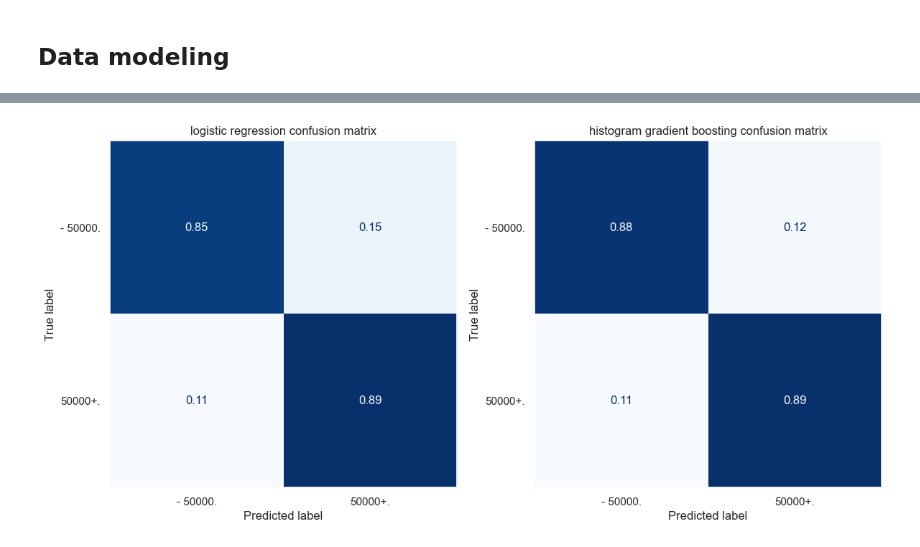
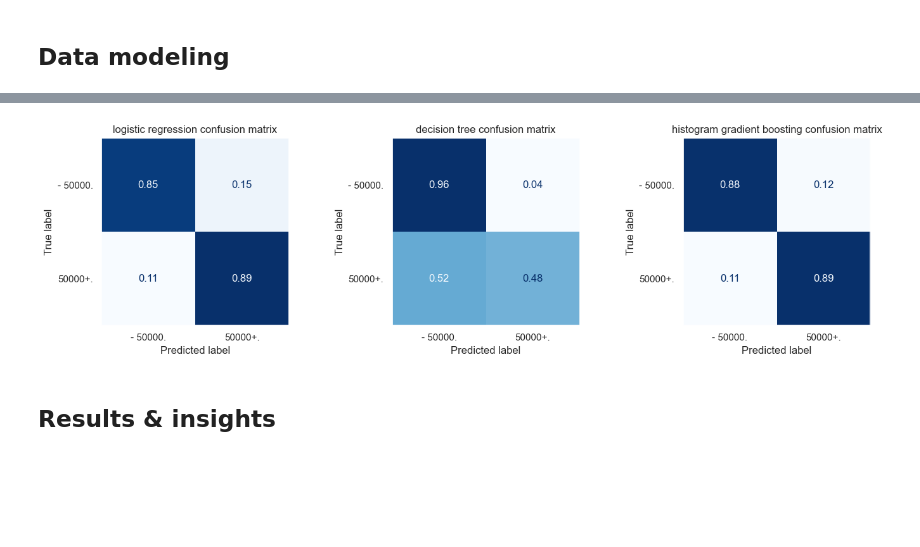
Before and after one commit to antonindurieux/US_census_analysis, a Jupyter notebook: us_census_analysis.ipynb, the cells around one changed output, grey strips where cells are left out. Drawn from its saved outputs; the diff is of its cells as text; code cells hidden in the pictures; blank space fills up the shorter version.

Commit message:
Additional modeling and results exploration

```diff
--- a/us_census_analysis.ipynb
+++ b/us_census_analysis.ipynb
@@ -152,16 +183,16 @@ interactive(children=(Dropdown(description='variable', options=('class of worker
 # %%
 # TODO: certaines features sont peut-être à laisser (ex: class of worker)
 categorical_features = [
-    # "class of worker",
+    "class of worker",
     "detailed industry recode",
     "detailed occupation recode",
     "education",
     # "enroll in edu inst last wk",
     "marital stat",
     "major industry code",
-    # "major occupation code",
+    "major occupation code",
     "race",
-    "hispanic origin",
+    # "hispanic origin",
     "sex",
     # "member of a labor union",
     # "reason for unemployment",
@@ -169,7 +200,7 @@ categorical_features = [
     "tax filer stat",
     # "region of previous residence",
     # "state of previous residence",
-    "detailed household and family stat",
+    # "detailed household and family stat", TODO: a garder ? ou feature d'en dessous équivalente ?
     "detailed household summary in household",
     # "migration code-change in msa",
     # "migration code-change in reg",
@@ -184,6 +215,7 @@ categorical_features = [
     "own business or self employed",
     # "fill inc questionnaire for veteran's admin",
     "veterans benefits",
+    "year",
 ]
 
 numerical_features = [
@@ -276,6 +335,7 @@ hgb_pipeline = Pipeline(
 metrics_df = pd.DataFrame()
 for model_name, pipeline in [
     ("logistic regression", lr_pipeline),
+    ("decision tree", dt_pipeline),
     ("histogram gradient boosting", hgb_pipeline),
 ]:
     print(f"Training {model_name}...")
@@ -288,10 +348,32 @@ for model_name, pipeline in [
         average="binary",
         pos_label="50000+.",
     )
-    metrics_df.loc[model_name, ["precision", "recall", "f1_score"]] = [
+    metrics_df.loc[
+        model_name, ["precision (50000+)", "recall(50000+)", "f1_score(50000+)"]
+    ] = [
         precision,
         recall,
         f1,
     ]
+    precision, recall, f1, support = metrics.precision_recall_fscore_support(
+        y_test["target"],
+        y_test[f"pred_{model_name}"],
+        average="binary",
+        pos_label="- 50000.",
+    )
+    metrics_df.loc[
+        model_name, ["precision (-50000)", "recall(-50000)", "f1_score(-50000)"]
+    ] = [
+        precision,
+        recall,
+        f1,
+    ]
+    metrics_df.loc[model_name, "accuracy"] = metrics.accuracy_score(
+        y_test["target"],
+        y_test[f"pred_{model_name}"],
+    )
+    metrics_df.loc[model_name, "error_rate"] = (
+        y_test["target"] != y_test[f"pred_{model_name}"]
+    ).sum() / len(y_test)
 # %% [output]
 Training logistic regression...
@@ -305,19 +391,27 @@ metrics_df
 # %%
 from sklearn.metrics import ConfusionMatrixDisplay
 
-_, axs = plt.subplots(1, 2, figsize=(12, 6))
-for i, model_name in enumerate(["logistic regression", "histogram gradient boosting"]):
+_, axs = plt.subplots(1, 3, figsize=(14, 4))
+for i, model_name in enumerate(
+    [
+        "logistic regression",
+        "decision tree",
+        "histogram gradient boosting",
+    ]
+):
     ConfusionMatrixDisplay.from_predictions(
         y_test["target"],
         y_test[f"pred_{model_name}"],
         normalize="true",
         colorbar=False,
         cmap=plt.cm.Blues,  # type: ignore
         ax=axs[i],
     )
     axs[i].set_title(f"{model_name} confusion matrix")
     axs[i].grid(False)
 
 plt.tight_layout()
 # %% [output]
-[figure, old version]
+[figure, new version]
+# %% [markdown]
+## Results & insights
```
Also changed, not shown: parts of 21 cells of this notebook, 2 other files.
